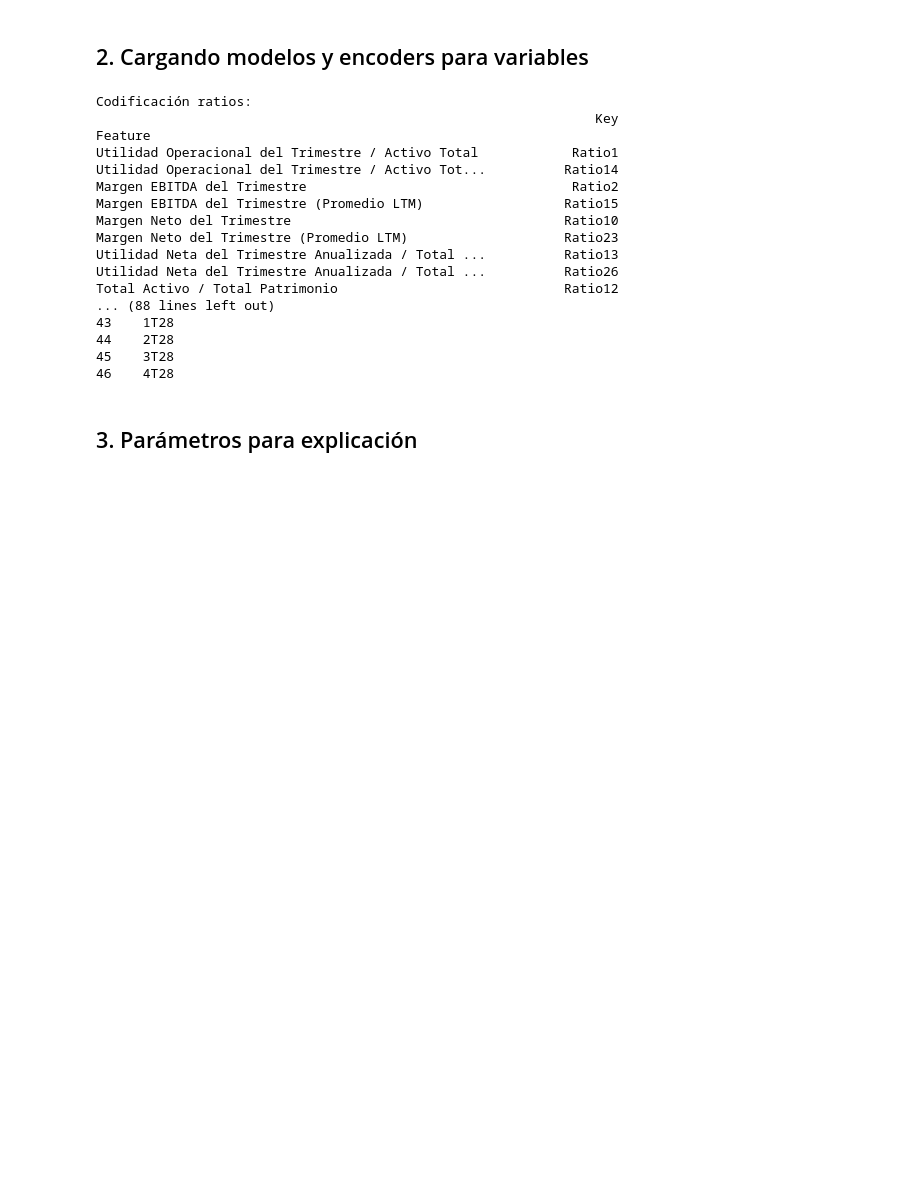
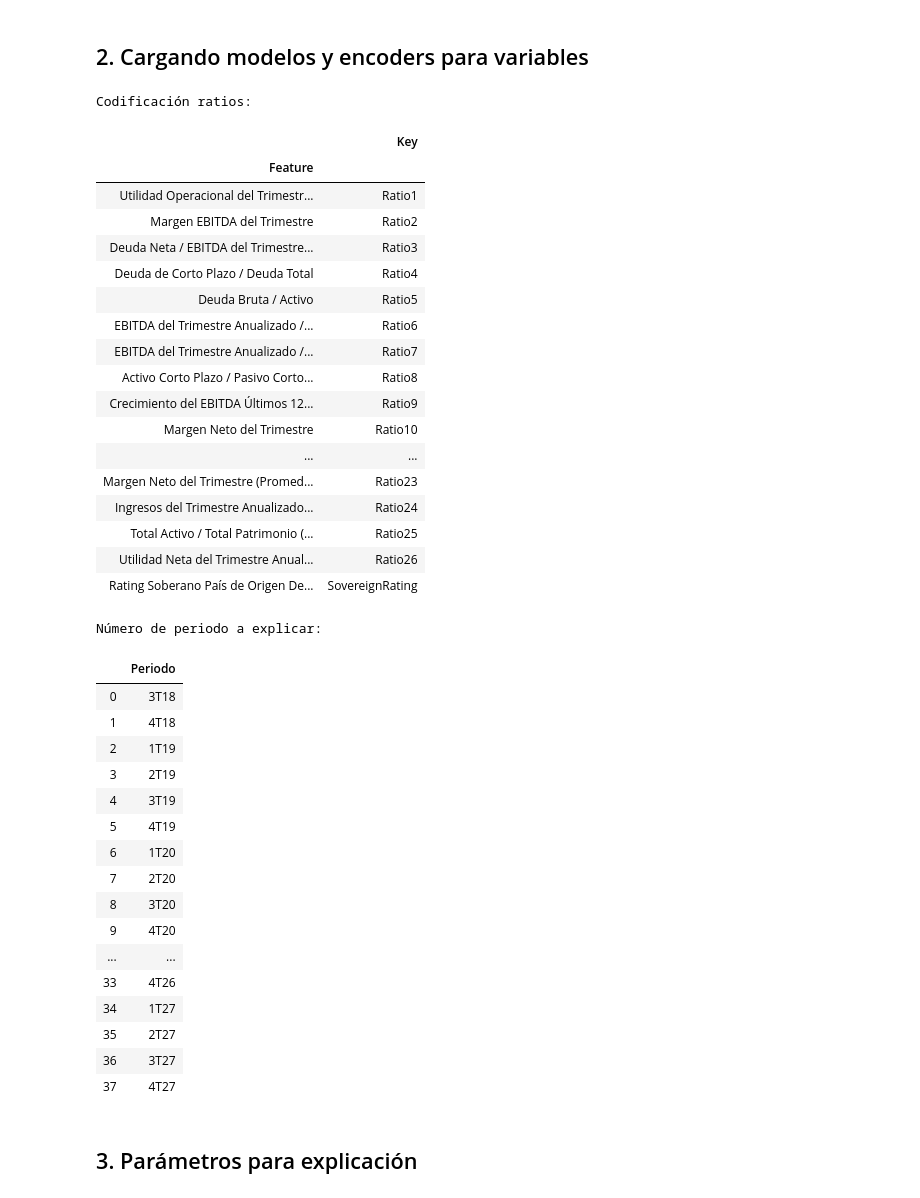
Before and after one commit to mauz315/credrating_predv1.5, a Jupyter notebook: explainer_user.ipynb, the cells around one changed output. Cells and saved outputs as stored; diff of their text form; code cells hidden in the pictures; blank space fills up the shorter version.

```diff
--- a/explainer_user.ipynb
+++ b/explainer_user.ipynb
@@ -14,35 +14,55 @@ sov_encoder_file = 'model/sov_lab_encoder_em.sav' # Encoder de rating soberano.
 # %% [markdown]
 Archivo utilizado para la predicción:
 # %%
-rating_pred = 'input/rating_pred_latam.csv'
+rating_pred = 'input/rating_pred.csv'
 # %% [markdown]
 ## 2. Cargando modelos y encoders para variables
 # %%
 rf = joblib.load(model_file)
 X_train = joblib.load(train_set)
 sov_lab_encoder = joblib.load(sov_encoder_file)
 data = pd.read_csv(rating_pred, sep=',', index_col = ["Indicadores"], encoding = "latin1")
 feat_key = pd.read_csv('data/features.csv', sep=',', index_col = ["Feature"], encoding = "latin1")
 le = pd.read_csv('data/lab_encoder.csv', sep=',', index_col = 0, encoding = "latin1")
-output_guide(feat_key, sov_lab_encoder, data)
+output_guide(feat_key, data)
 # %% [output]
 Codificación ratios:
-                                                                Key
-Feature
-Utilidad Operacional del Trimestre / Activo Total            Ratio1
-Utilidad Operacional del Trimestre / Activo Tot...          Ratio14
-Margen EBITDA del Trimestre                                  Ratio2
-Margen EBITDA del Trimestre (Promedio LTM)                  Ratio15
-Margen Neto del Trimestre                                   Ratio10
-Margen Neto del Trimestre (Promedio LTM)                    Ratio23
-Utilidad Neta del Trimestre Anualizada / Total ...          Ratio13
-Utilidad Neta del Trimestre Anualizada / Total ...          Ratio26
-Total Activo / Total Patrimonio                             Ratio12
-... (88 lines left out)
-43    1T28
-44    2T28
-45    3T28
-46    4T28
+|  | Key |
+| Feature |  |
+| Utilidad Operacional del Trimestr... | Ratio1 |
+| Margen EBITDA del Trimestre | Ratio2 |
+| Deuda Neta / EBITDA del Trimestre... | Ratio3 |
+| Deuda de Corto Plazo / Deuda Total | Ratio4 |
+| Deuda Bruta / Activo | Ratio5 |
+| EBITDA del Trimestre Anualizado /... | Ratio6 |
+| EBITDA del Trimestre Anualizado /... | Ratio7 |
+| Activo Corto Plazo / Pasivo Corto... | Ratio8 |
+| Crecimiento del EBITDA Últimos 12... | Ratio9 |
+| Margen Neto del Trimestre | Ratio10 |
+| ... | ... |
+| Margen Neto del Trimestre (Promed... | Ratio23 |
+| Ingresos del Trimestre Anualizado... | Ratio24 |
+| Total Activo / Total Patrimonio (... | Ratio25 |
+| Utilidad Neta del Trimestre Anual... | Ratio26 |
+| Rating Soberano País de Origen De... | SovereignRating |
+Número de periodo a explicar:
+|  | Periodo |
+| 0 | 3T18 |
+| 1 | 4T18 |
+| 2 | 1T19 |
+| 3 | 2T19 |
+| 4 | 3T19 |
+| 5 | 4T19 |
+| 6 | 1T20 |
+| 7 | 2T20 |
+| 8 | 3T20 |
+| 9 | 4T20 |
+| ... | ... |
+| 33 | 4T26 |
+| 34 | 1T27 |
+| 35 | 2T27 |
+| 36 | 3T27 |
+| 37 | 4T27 |
 # %% [markdown]
 ## 3. Parámetros para explicación
 # %%
```
Also changed, not shown: parts of 2 cells of this notebook, 12 other files.
